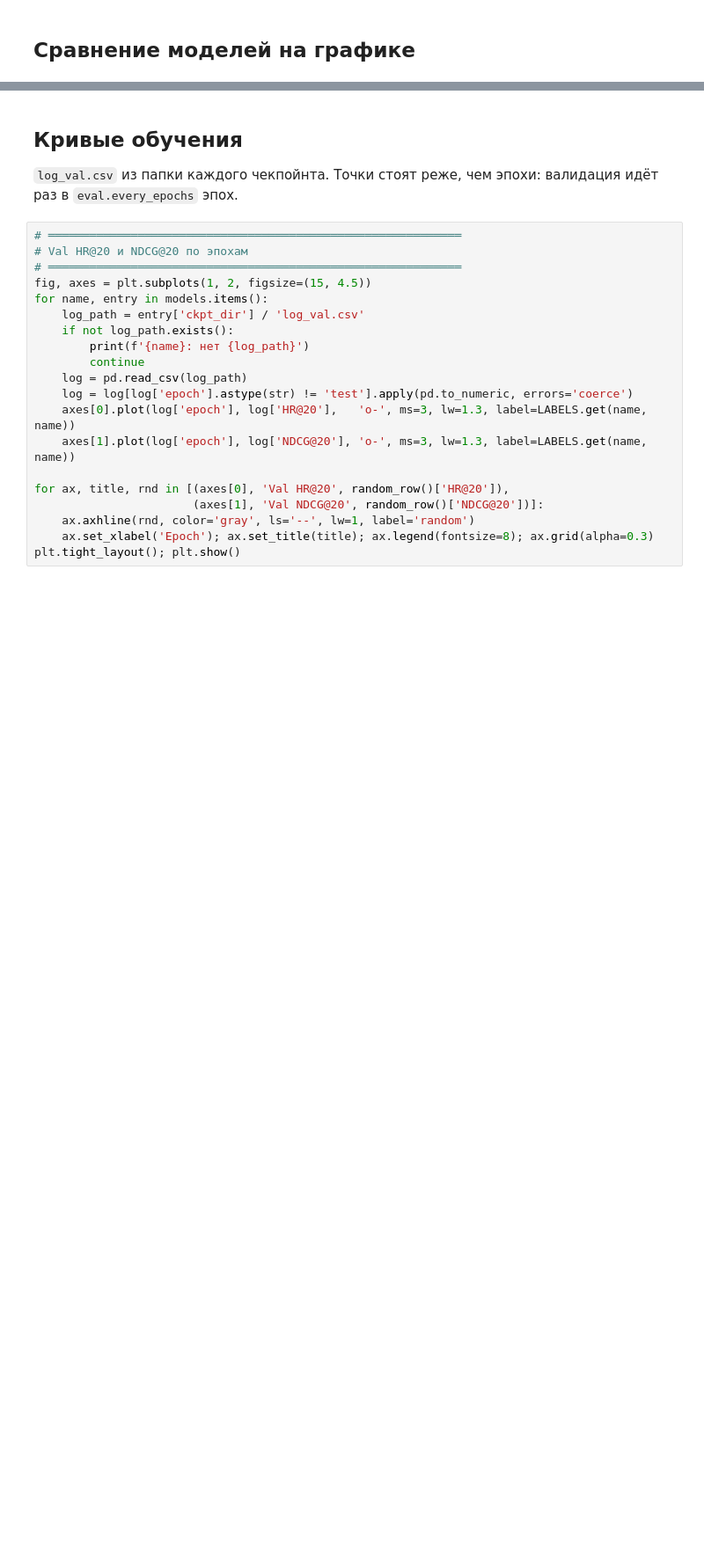
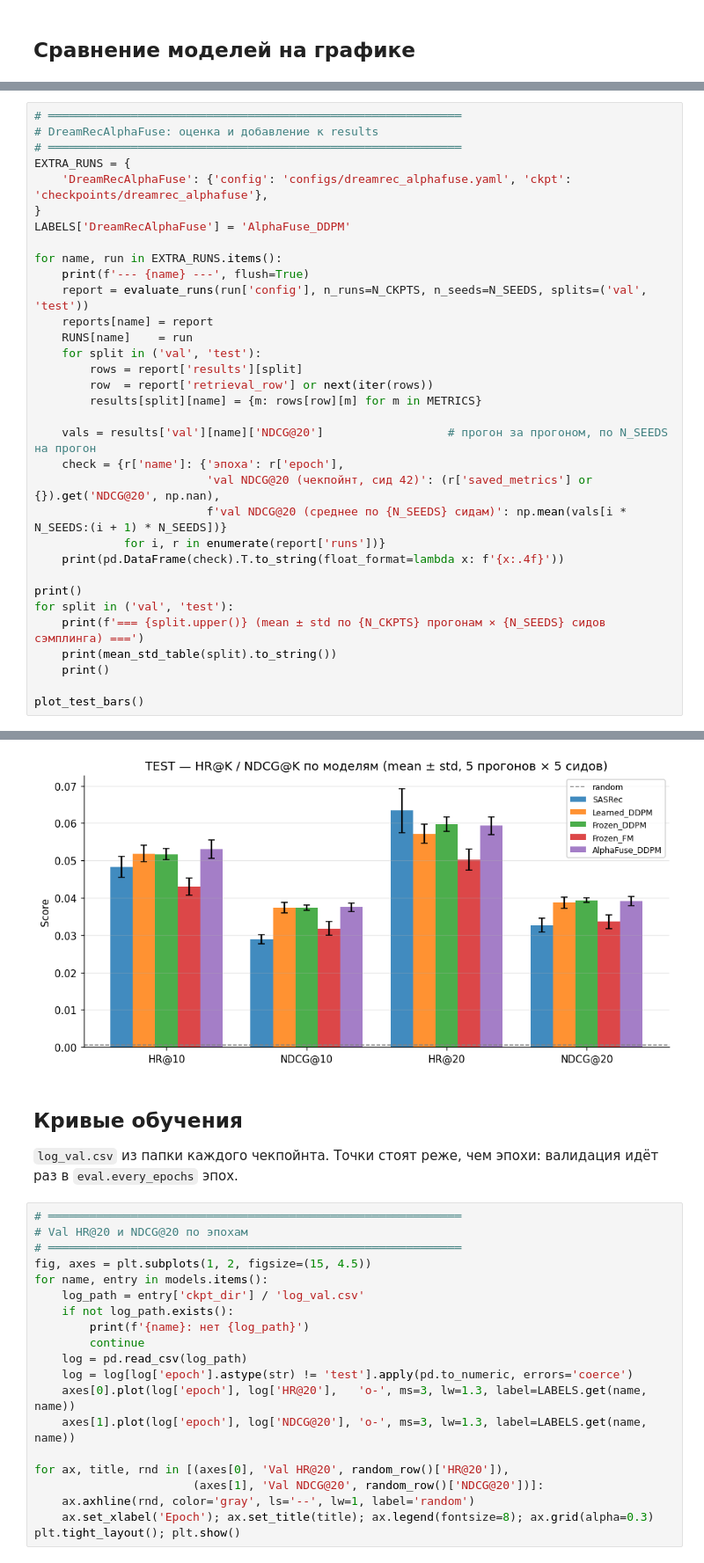
Before and after one commit to iliakabanov/DiffText4Rec, a Jupyter notebook: notebooks/model_comparison.ipynb, the cells around one changed output, grey strips where cells are left out. Shown at 88% size. Saved outputs shown, nothing was run; the diff lists cells and outputs as text; blank space fills up the shorter version.

```diff
--- a/notebooks/model_comparison.ipynb
+++ b/notebooks/model_comparison.ipynb
@@ -234,0 +259,34 @@ plt.tight_layout(); plt.show()
+# %%
+# ════════════════════════════════════════════════════════════
+# DreamRecAlphaFuse: оценка и добавление к results
+# ════════════════════════════════════════════════════════════
+EXTRA_RUNS = {
+    'DreamRecAlphaFuse': {'config': 'configs/dreamrec_alphafuse.yaml', 'ckpt': 'checkpoints/dreamrec_alphafuse'},
+}
+LABELS['DreamRecAlphaFuse'] = 'AlphaFuse_DDPM'
+
+for name, run in EXTRA_RUNS.items():
+    print(f'--- {name} ---', flush=True)
+    report = evaluate_runs(run['config'], n_runs=N_CKPTS, n_seeds=N_SEEDS, splits=('val', 'test'))
+    reports[name] = report
+    RUNS[name]    = run
+    for split in ('val', 'test'):
+        rows = report['results'][split]
+        row  = report['retrieval_row'] or next(iter(rows))
+        results[split][name] = {m: rows[row][m] for m in METRICS}
+
+    vals = results['val'][name]['NDCG@20']                  # прогон за прогоном, по N_SEEDS на прогон
+    check = {r['name']: {'эпоха': r['epoch'],
+                         'val NDCG@20 (чекпойнт, сид 42)': (r['saved_metrics'] or {}).get('NDCG@20', np.nan),
+                         f'val NDCG@20 (среднее по {N_SEEDS} сидам)': np.mean(vals[i * N_SEEDS:(i + 1) * N_SEEDS])}
+             for i, r in enumerate(report['runs'])}
+    print(pd.DataFrame(check).T.to_string(float_format=lambda x: f'{x:.4f}'))
+
+print()
+for split in ('val', 'test'):
+    print(f'=== {split.upper()} (mean ± std по {N_CKPTS} прогонам × {N_SEEDS} сидов сэмплинга) ===')
+    print(mean_std_table(split).to_string())
+    print()
+
+plot_test_bars()
+# %% [output]
@@ -235,3 +310,4 @@ plt.tight_layout(); plt.show()
+[figure, added]
 # %% [markdown]
 ## Кривые обучения
 
```
Also changed, not shown: parts of 12 cells of this notebook, 4 other files.
